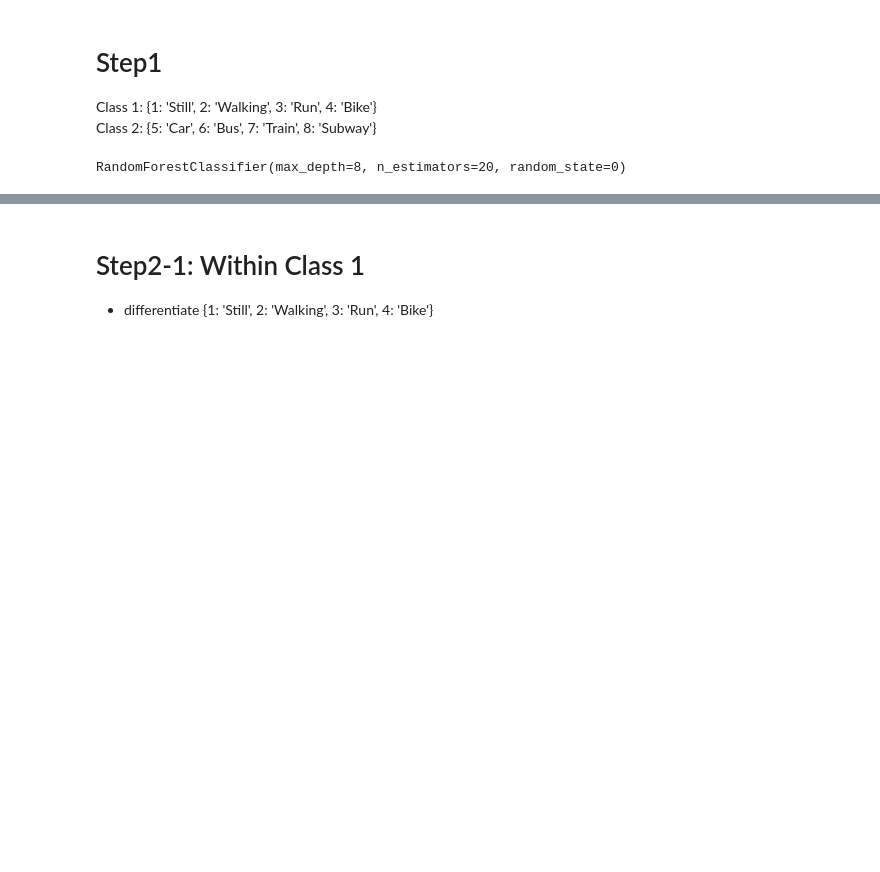
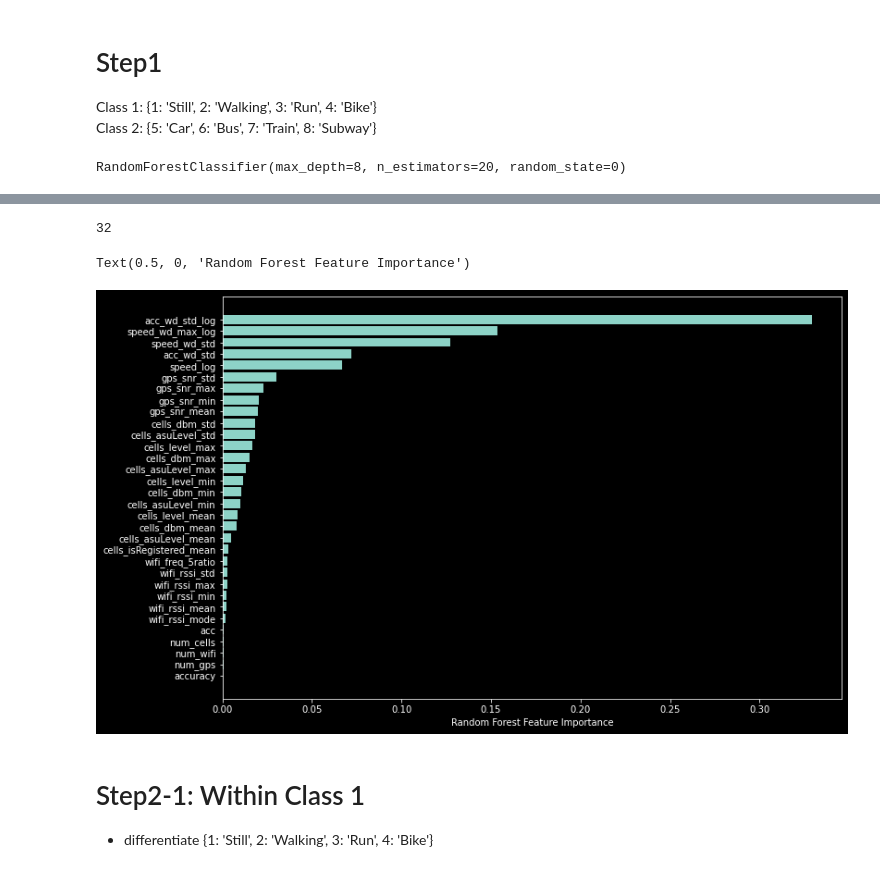
Before and after one commit to Ryanna-github/SHL2021, a Jupyter notebook: 2021-05-28_model_step.ipynb, the cells around one changed output, grey strips where cells are left out. Cells and saved outputs as stored; diff of their text form; code cells hidden in the pictures; blank space fills up the shorter version.

Commit message:
two class feature importance

```diff
--- a/2021-05-28_model_step.ipynb
+++ b/2021-05-28_model_step.ipynb
@@ -88,6 +88,18 @@ evaluate(y_val, pred_step1, ['foot', 'viecle'])
    macro avg       0.84      0.83      0.83    143958
 weighted avg       0.84      0.83      0.83    143958
 [figure]
+# %%
+len(list(X_val))
+# %% [output]
+32
+# %%
+plt.figure(figsize = [12, 8])
+sorted_idx = model_step1.feature_importances_.argsort()
+plt.barh(list(X_val), model_step1.feature_importances_[sorted_idx])
+plt.xlabel("Random Forest Feature Importance")
+# %% [output]
+Text(0.5, 0, 'Random Forest Feature Importance')
+[figure, added]
 # %% [markdown]
 # Step2-1: Within Class 1
 
```
Also changed, not shown: parts of 1 cell of this notebook, 1 other file.
